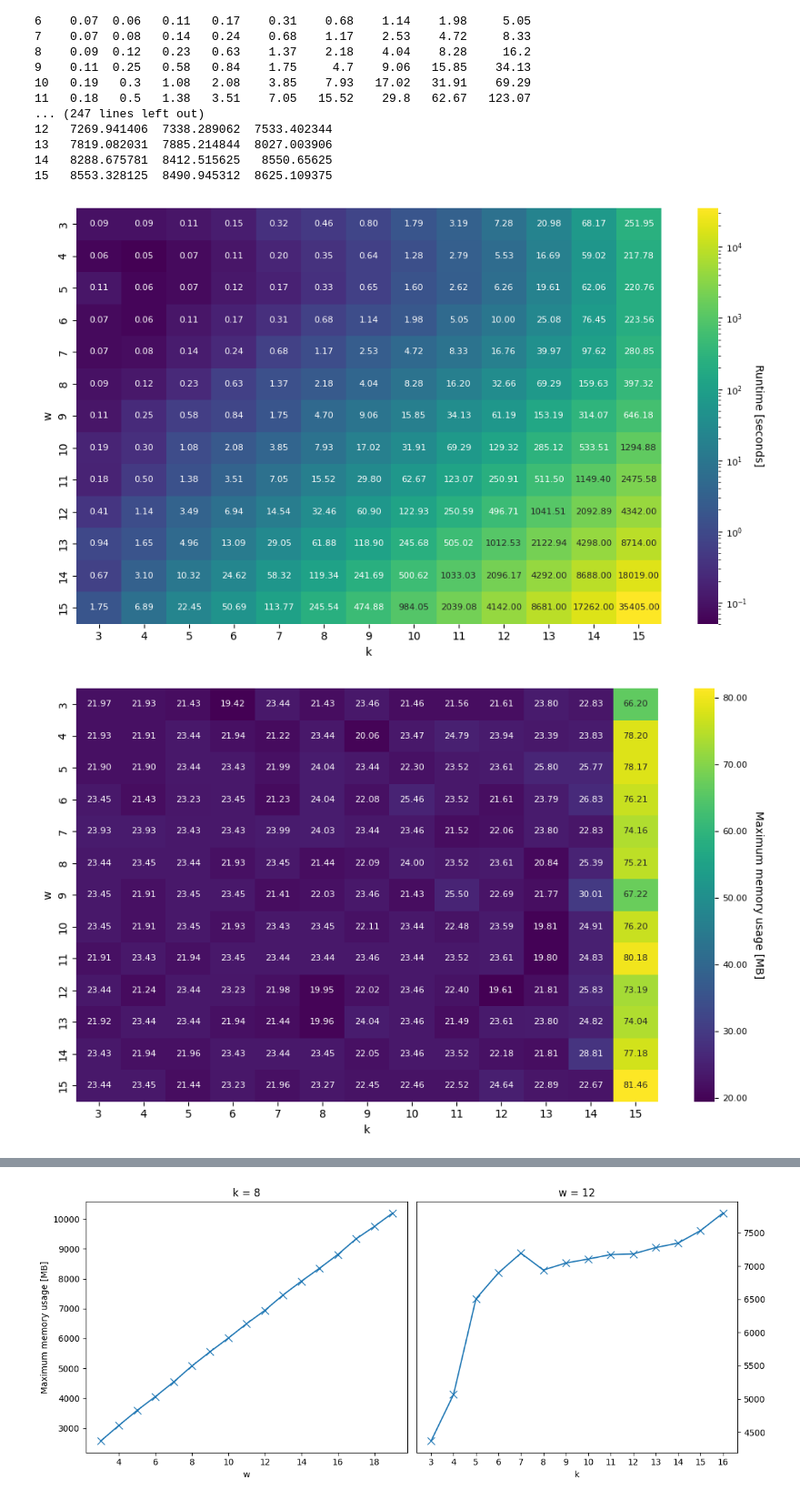
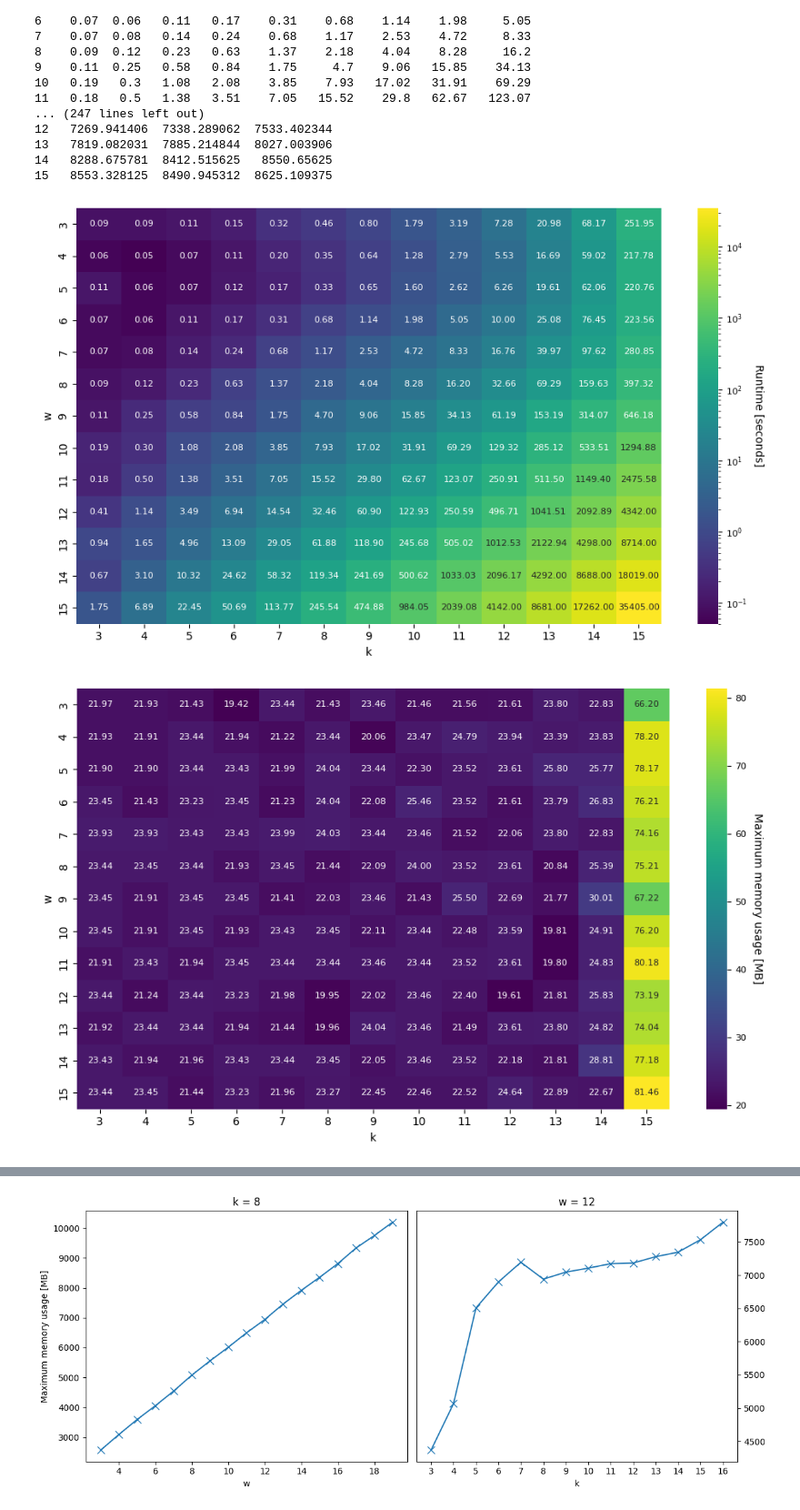
Before and after one commit to OrensteinLab/GreedyMini, a Jupyter notebook: various scripts/measure runtime and mmu/analyze_log_file.ipynb, the cells around one changed output, grey strips where cells are left out. Shown: that part at 91% size. Drawn from its saved outputs; the diff is of its cells as text; code cells hidden in the pictures.

```diff
--- a/various scripts/measure runtime and mmu/analyze_log_file.ipynb
+++ b/various scripts/measure runtime and mmu/analyze_log_file.ipynb
@@ -182,34 +182,34 @@ def plot_heatmap(dataframe, legend_name, log_scale=True, name='expected_runtime'
             annot_kws={"size": 8}
         )
 
         # Customize the colorbar with linear ticks
         cbar = ax.collections[0].colorbar
 
-        # Formatter for the colorbar ticks in normal decimal format
+        # Formatter for the colorbar ticks in natural numbers
         def cbar_formatter(x, pos):
-            return f"{x:.2f}"
+            return f"{x:.0f}"
 
         cbar.ax.yaxis.set_major_formatter(FuncFormatter(cbar_formatter))
         cbar.ax.tick_params(labelsize=8)
 
     # Add label to the colorbar
     cbar.set_label(legend_name, rotation=270, labelpad=15)
 
     plt.xlabel("k")
     plt.ylabel("w")
     plt.tight_layout()
 
     plt.savefig(f"{name}.pdf", dpi=500)
 
     plt.show()
 
 
 # Example usage with your dataframes
 plot_heatmap(time_df, "Runtime [seconds]", log_scale=True, name="expected_runtime")
 plot_heatmap(memory_df, "Maximum memory usage [MB]", log_scale=False, name="expected_memory")
 plot_heatmap(time_df3, "Runtime [seconds]", log_scale=True, name="particular_runtime")
 plot_heatmap(memory_df3, "Maximum memory usage [MB]", log_scale=False, name="particular_memory")
 # %% [output]
 [figure]
-[figure, old version]
+[figure, new version]
 [figure]
```
Also changed, not shown: parts of 1 cell of this notebook.
